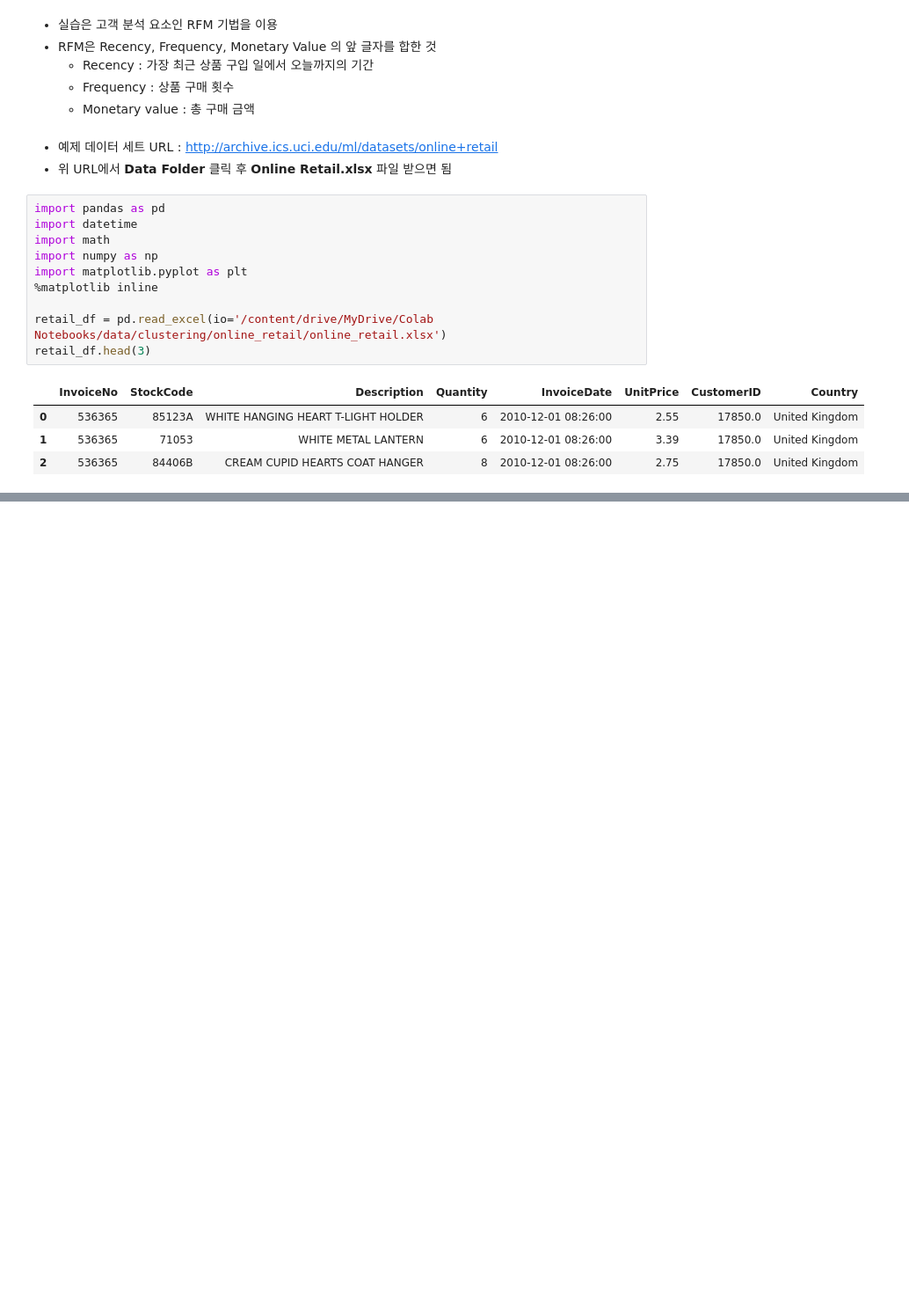
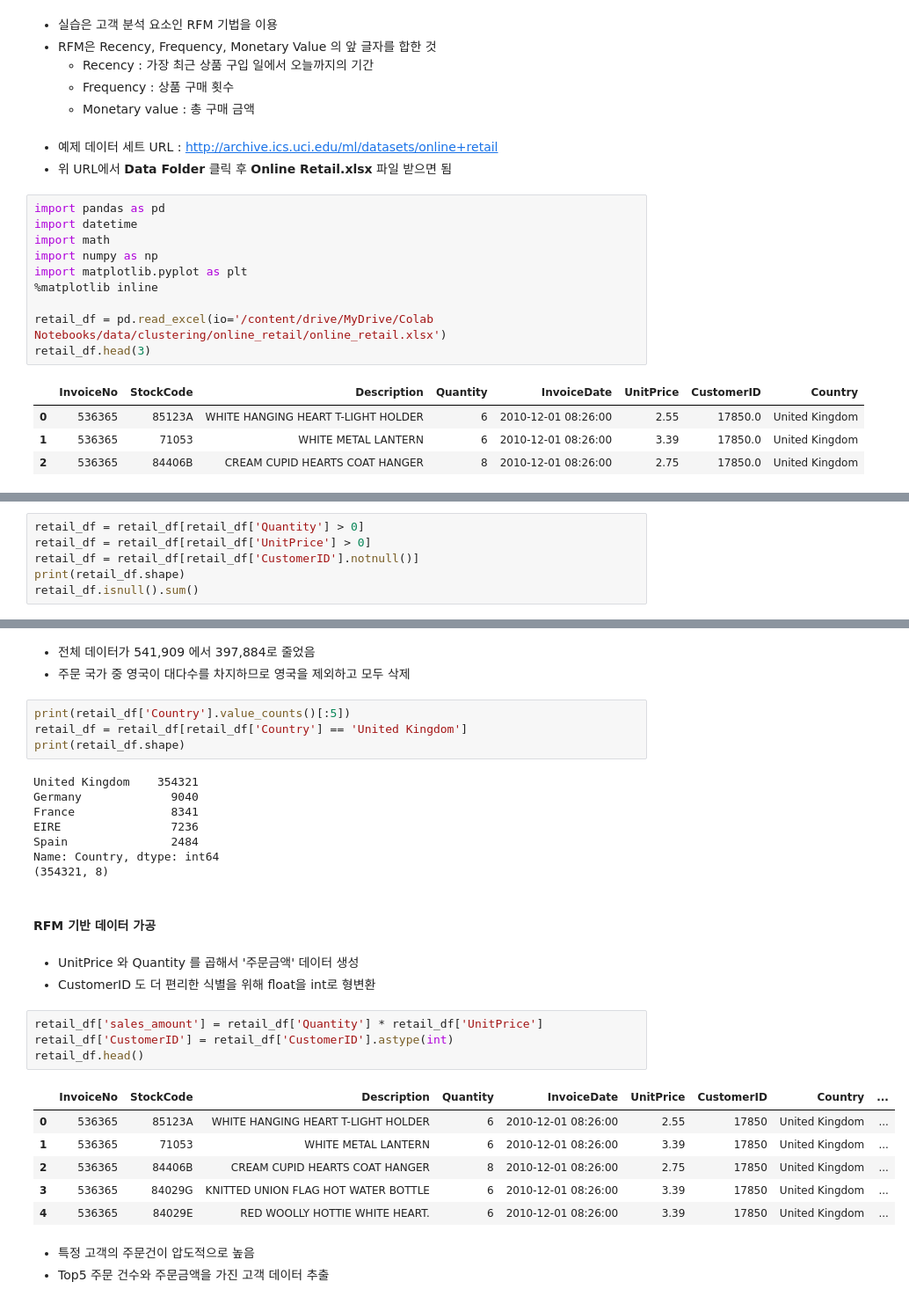
Before and after one commit to johyunkang/python-ml-guide, a Jupyter notebook: python_ml_perfect_guide_07_Clustering_06_customer_segmentation.ipynb, the cells around one changed output, grey strips where cells are left out. Shown at 88% size. Cells and saved outputs as stored; diff of their text form; blank space fills up the shorter version.

```diff
--- a/python_ml_perfect_guide_07_Clustering_06_customer_segmentation.ipynb
+++ b/python_ml_perfect_guide_07_Clustering_06_customer_segmentation.ipynb
@@ -28,0 +67,6 @@ retail_df.head(3)
+# %%
+retail_df = retail_df[retail_df['Quantity'] > 0]
+retail_df = retail_df[retail_df['UnitPrice'] > 0]
+retail_df = retail_df[retail_df['CustomerID'].notnull()]
+print(retail_df.shape)
+retail_df.isnull().sum()
@@ -28,0 +84,34 @@ retail_df.head(3)
+# %% [markdown]
+- 전체 데이터가 541,909 에서 397,884로 줄었음
+- 주문 국가 중 영국이 대다수를 차지하므로 영국을 제외하고 모두 삭제
+# %%
+print(retail_df['Country'].value_counts()[:5])
+retail_df = retail_df[retail_df['Country'] == 'United Kingdom']
+print(retail_df.shape)
+# %% [output]
+United Kingdom    354321
+Germany             9040
+France              8341
+EIRE                7236
+Spain               2484
+Name: Country, dtype: int64
+(354321, 8)
+# %% [markdown]
+#### RFM 기반 데이터 가공
+# %% [markdown]
+- UnitPrice 와 Quantity 를 곱해서 '주문금액' 데이터 생성
+- CustomerID 도 더 편리한 식별을 위해 float을 int로 형변환
+# %%
+retail_df['sales_amount'] = retail_df['Quantity'] * retail_df['UnitPrice']
+retail_df['CustomerID'] = retail_df['CustomerID'].astype(int)
+retail_df.head()
+# %% [output]
+|  | InvoiceNo | StockCode | Description | Quantity | InvoiceDate | UnitPrice | CustomerID | Country | ... |
+| 0 | 536365 | 85123A | WHITE HANGING HEART T-LIGHT HOLDER | 6 | 2010-12-01 08:26:00 | 2.55 | 17850 | United Kingdom | ... |
+| 1 | 536365 | 71053 | WHITE METAL LANTERN | 6 | 2010-12-01 08:26:00 | 3.39 | 17850 | United Kingdom | ... |
+| 2 | 536365 | 84406B | CREAM CUPID HEARTS COAT HANGER | 8 | 2010-12-01 08:26:00 | 2.75 | 17850 | United Kingdom | ... |
+| 3 | 536365 | 84029G | KNITTED UNION FLAG HOT WATER BOTTLE | 6 | 2010-12-01 08:26:00 | 3.39 | 17850 | United Kingdom | ... |
+| 4 | 536365 | 84029E | RED WOOLLY HOTTIE WHITE HEART. | 6 | 2010-12-01 08:26:00 | 3.39 | 17850 | United Kingdom | ... |
+# %% [markdown]
+- 특정 고객의 주문건이 압도적으로 높음
+- Top5 주문 건수와 주문금액을 가진 고객 데이터 추출
```
Also changed, not shown: parts of 25 cells of this notebook.
